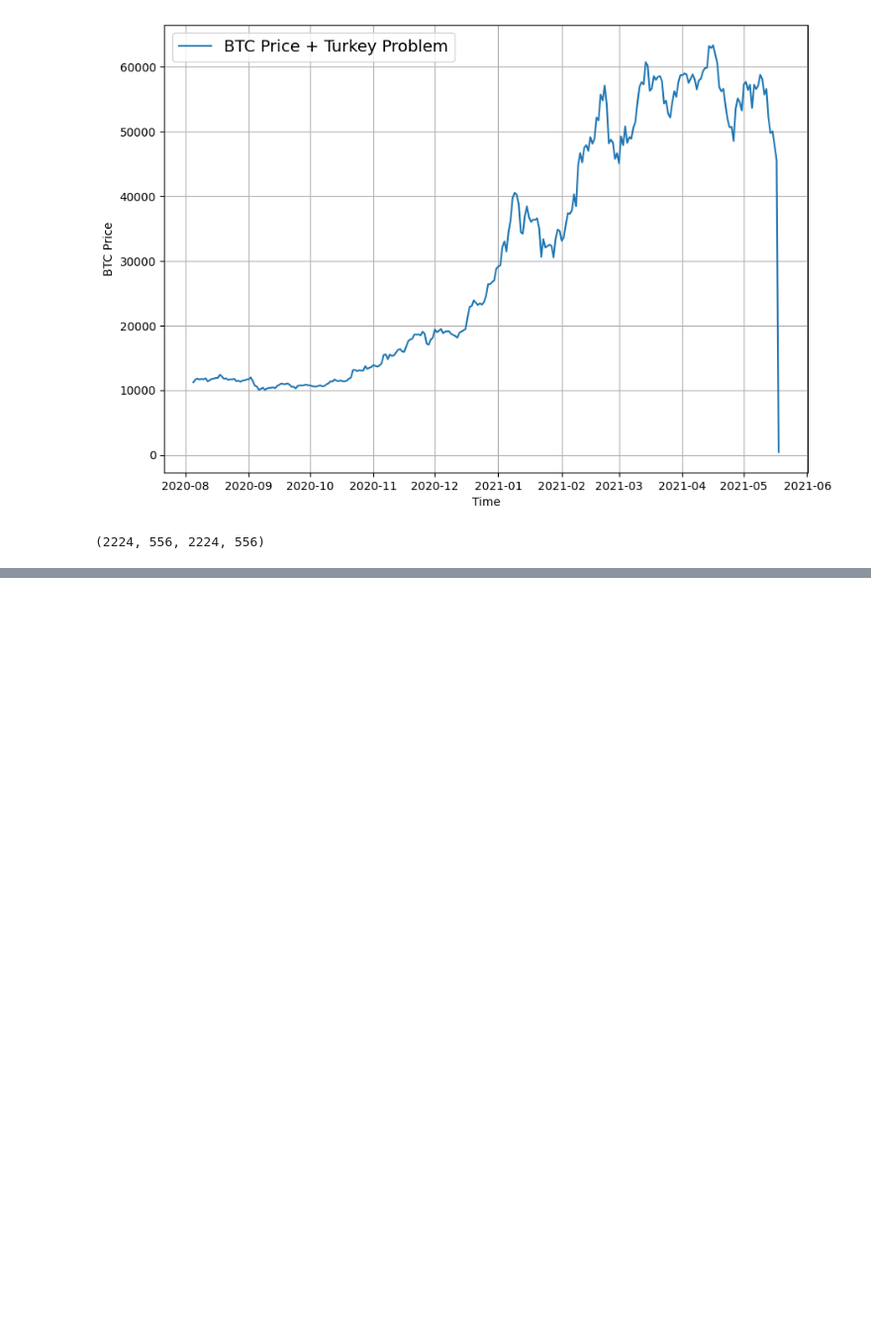
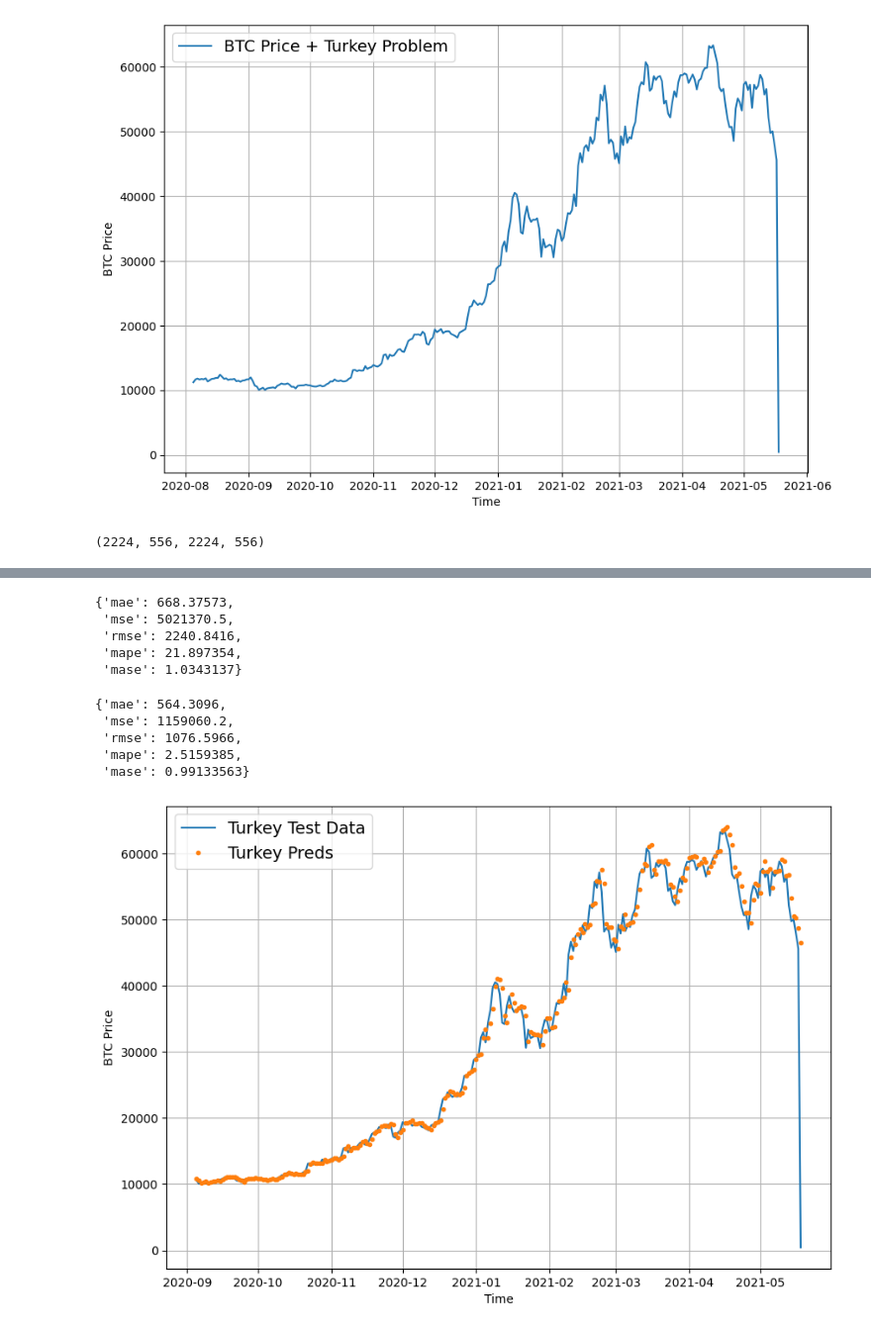
Before and after one commit to cgrundman/ZTM-TensorFlow-Developer, a Jupyter notebook: 10_milestone_project_3_bitpredict.ipynb, the cells around one changed output, grey strips where cells are left out. Shown at 99% size. Saved outputs shown, nothing was run; the diff lists cells and outputs as text; code cells hidden in the pictures; blank space fills up the shorter version.

Commit message:
fit model with the turkey problem

```diff
--- a/10_milestone_project_3_bitpredict.ipynb
+++ b/10_milestone_project_3_bitpredict.ipynb
@@ -2260,0 +2263,20 @@ len(X_train), len(X_test), len(y_train), len(y_test)
+# %%
+tf.random.set_seed(42)
+
+# Clone model
+model_10 = tf.keras.models.clone_model(model_1)
+model_10._name = "model_10_turkey_model"
+
+# Compile model
+model_10.compile(loss="mae",
+                optimizer=tf.keras.optimizers.Adam(),
+                metrics=["mae", "mse"])
+
+# Fit model
+model_10_history = model_10.fit(X_train,
+                                y_train,
+                                epochs=100,
+                                verbose=0,
+                                batch_size=128,
+                                validation_data=(X_test, y_test),
+                                callbacks=[create_model_checkpoint(f"{model_10.name}.keras")])
@@ -2260,0 +2293,4 @@ len(X_train), len(X_test), len(y_train), len(y_test)
+# %%
+# Make predictions
+model_10_preds = make_preds(model_10, X_test)
+model_10_preds[:5]
@@ -2260,0 +2300,33 @@ len(X_train), len(X_test), len(y_train), len(y_test)
+# %%
+# Evaluate Preds
+model_10_results = evaluate_preds(y_true=tf.squeeze(y_test),
+                                  y_pred=model_10_preds)
+model_10_results
+# %% [output]
+{'mae': 668.37573,
+ 'mse': 5021370.5,
+ 'rmse': 2240.8416,
+ 'mape': 21.897354,
+ 'mase': 1.0343137}
+# %%
+model_1_results
+# %% [output]
+{'mae': 564.3096,
+ 'mse': 1159060.2,
+ 'rmse': 1076.5966,
+ 'mape': 2.5159385,
+ 'mase': 0.99133563}
+# %%
+plt.figure(figsize=(10, 7))
+offset=300
+plot_time_series(timesteps=btc_timesteps_turkey[-len(X_test):],
+                 values=btc_price_turkey[-len(y_test):],
+                 format="-",
+                 label="Turkey Test Data",
+                 start=offset)
+plot_time_series(timesteps=btc_timesteps_turkey[-len(X_test):],
+                 values=model_10_preds,
+                 label="Turkey Preds",
+                 start=offset)
+# %% [output]
+[figure, added]
```
Also changed, not shown: parts of 4 cells of this notebook.
